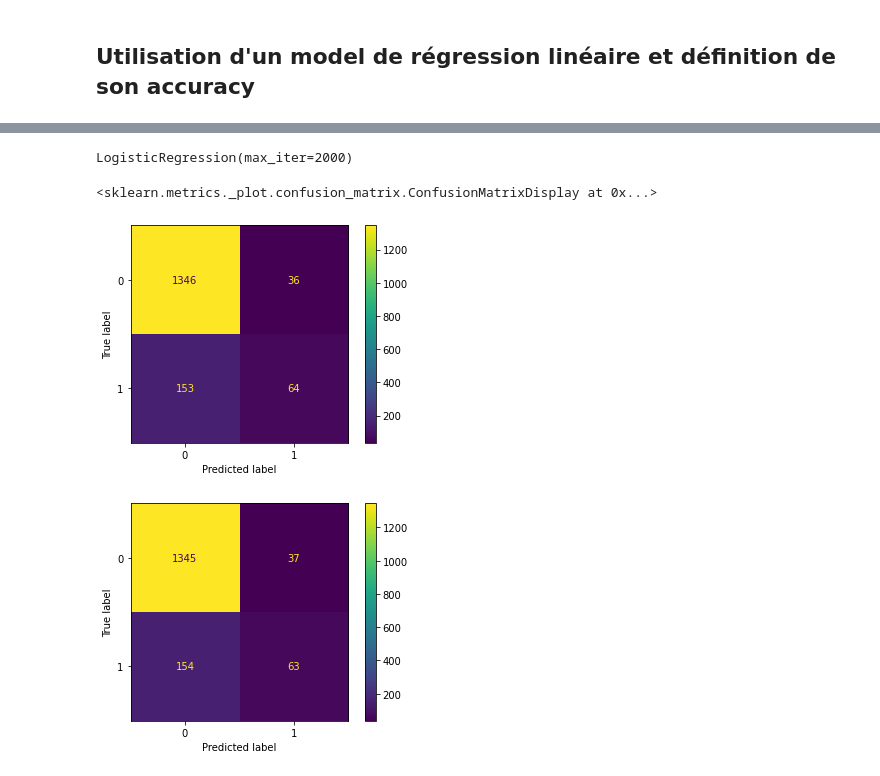
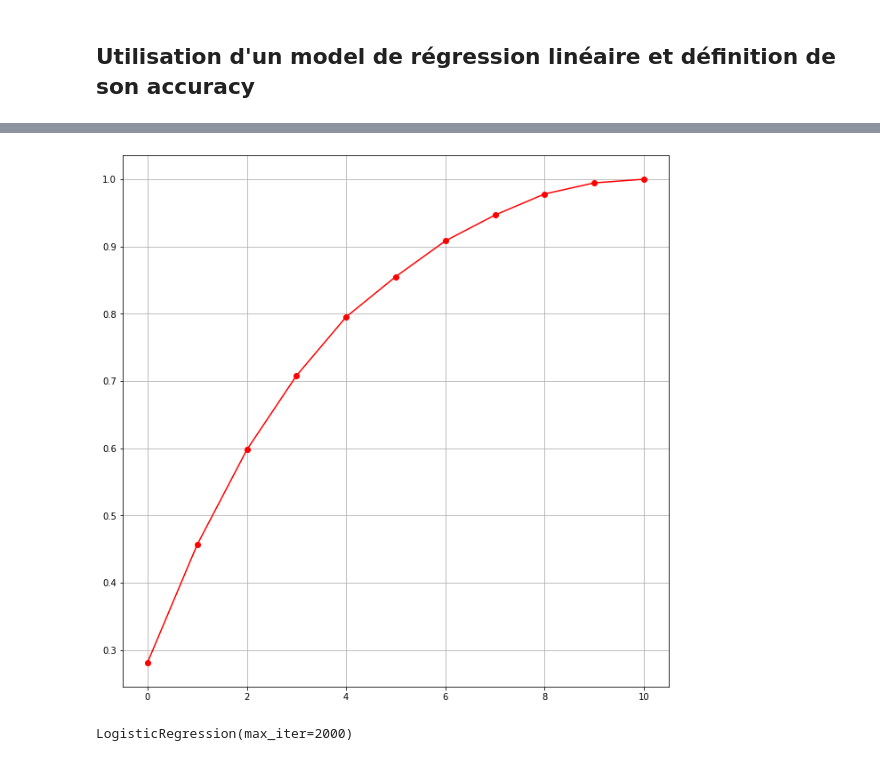
Before and after one commit to Naillik13/wine-notebook, a Jupyter notebook: WineQuality.ipynb, the cells around one changed output, grey strips where cells are left out. Saved outputs shown, nothing was run; the diff lists cells and outputs as text; code cells hidden in the pictures.

```diff
--- a/WineQuality.ipynb
+++ b/WineQuality.ipynb
@@ -239,0 +248,5 @@ y = df['reviews']
+# %%
+from sklearn.decomposition import PCA
+pca = PCA()
+X_pca = pca.fit_transform(X_new)
+X_pca
@@ -239,0 +267,6 @@ y = df['reviews']
+# %%
+plt.figure(figsize=(11,11))
+plt.plot(np.cumsum(pca.explained_variance_ratio_), 'ro-')
+plt.grid()
+# %% [output]
+[figure, added]
@@ -242,25 +279,21 @@ y = df['reviews']
 X_bis = df.drop(["quality", "pH", "density", "reviews"], axis=1)
 y_bis = df['reviews']
-# %%
-from sklearn.linear_model import LogisticRegression
-from sklearn.metrics import accuracy_score
-from sklearn.metrics import plot_confusion_matrix
-
-logreg = LogisticRegression(max_iter=2000)
-logreg.fit(X, y)
-
-logreg_bis = LogisticRegression(max_iter=2000)
-logreg_bis.fit(X_bis, y_bis)
-# %% [output]
-LogisticRegression(max_iter=2000)
-# %%
-plot_confusion_matrix(logreg, X=X, y_true=y)
-plot_confusion_matrix(logreg_bis, X=X_bis, y_true=y_bis)
-# %% [output]
-<sklearn.metrics._plot.confusion_matrix.ConfusionMatrixDisplay at 0x...>
-[figure, removed]
-[figure, removed]
 # %%
-# Split des données en jeu de test et jeu d'entrainement
+## Split des données en jeu de test et jeu d'entrainemen
 X_train, X_test, y_train, y_test = train_test_split(X, y, test_size = 0.25)
 X_train_bis, X_test_bis, y_train_bis, y_test_bis = train_test_split(X_bis, y_bis, test_size = 0.25)
+X_train_new, X_test_new, y_train_new, y_test_new = train_test_split(X_new, y_new, test_size = 0.25)
+
+# Tableau vierge (avec toute les features)
+logreg = LogisticRegression(max_iter=2000)
+logreg.fit(X_train, y_train)
+
+# Tableau contenant les features que nous avons estimé être les  plus importantes grâce à notre analyse
+logreg_bis = LogisticRegression(max_iter=2000)
+logreg_bis.fit(X_train_bis, y_train_bis)
+
+# Tableau contenant les principales features déterminées par sklearn PCA
+logreg_new = LogisticRegression(max_iter=2000)
+logreg_new.fit(X_train_new, y_train_new)
+# %% [output]
+LogisticRegression(max_iter=2000)
```
Also changed, not shown: parts of 18 cells of this notebook.
